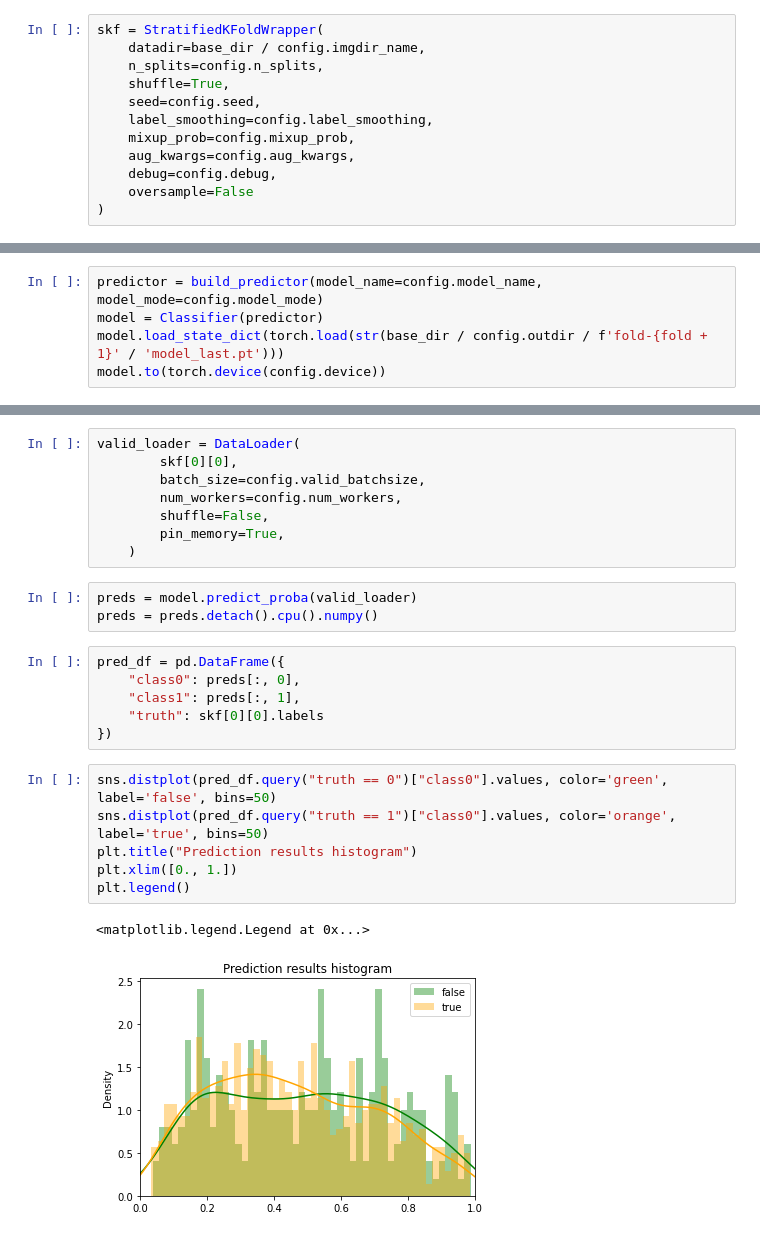
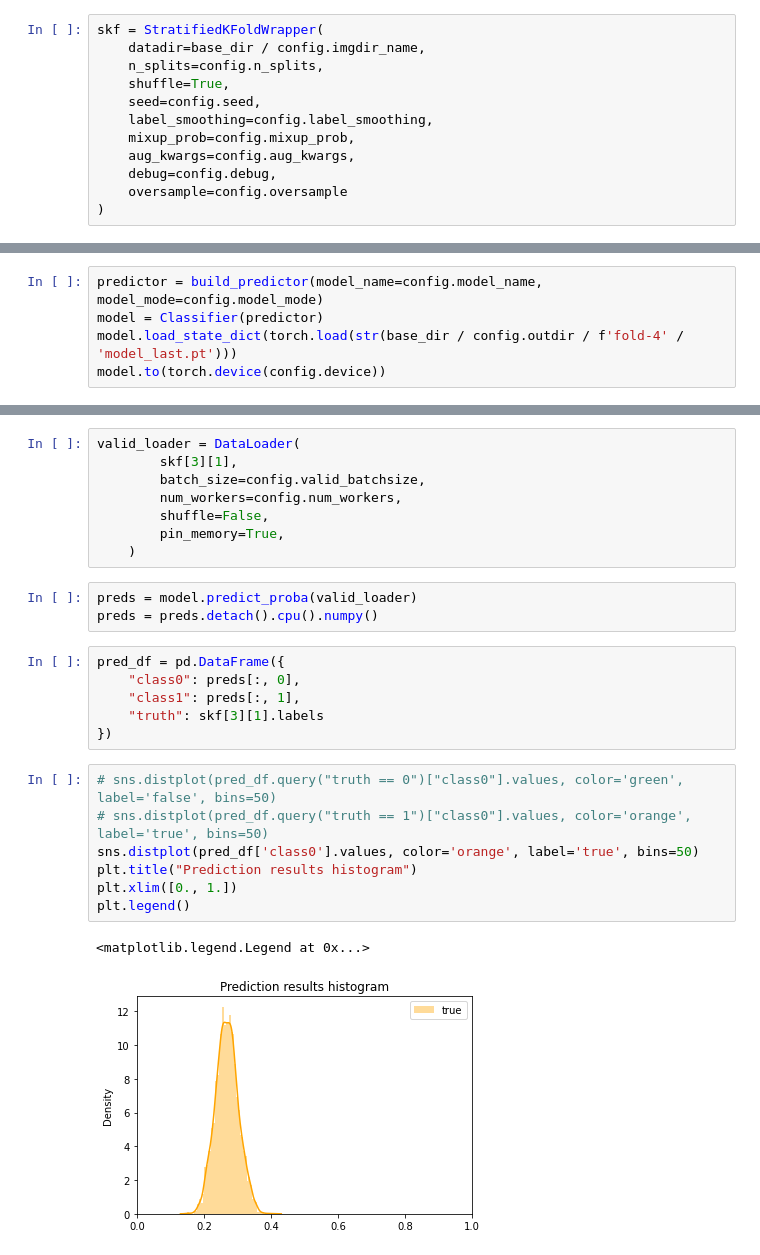
Before and after one commit to yamaguchi-milkcocholate/JaneStreet, a Jupyter notebook: src/ChestXRay14-2Class/2Class-01.ipynb, the cells around one changed output, grey strips where cells are left out. Cells and saved outputs as stored; diff of their text form.

```diff
--- a/src/ChestXRay14-2Class/2Class-01.ipynb
+++ b/src/ChestXRay14-2Class/2Class-01.ipynb
@@ -120,7 +124,7 @@ skf = StratifiedKFoldWrapper(
     mixup_prob=config.mixup_prob,
     aug_kwargs=config.aug_kwargs,
     debug=config.debug,
-    oversample=False
+    oversample=config.oversample
 )
 # %%
 config.to_yaml(str(base_dir / config.outdir / 'config.yaml'))
@@ -192,7 +198,7 @@ train BCE: 0.50 train ACC: 0.76 train AP: 0.94 valid BCE: 0.84 valid ACC: 0.54 v
 # %%
 predictor = build_predictor(model_name=config.model_name, model_mode=config.model_mode)
 model = Classifier(predictor)
-model.load_state_dict(torch.load(str(base_dir / config.outdir / f'fold-{fold + 1}' / 'model_last.pt')))
+model.load_state_dict(torch.load(str(base_dir / config.outdir / f'fold-4' / 'model_last.pt')))
 model.to(torch.device(config.device))
 # %% [output]
 Classifier(
@@ -214,7 +220,7 @@ Classifier(
 )
 # %%
 valid_loader = DataLoader(
-        skf[0][0],
+        skf[3][1],
         batch_size=config.valid_batchsize,
         num_workers=config.num_workers,
         shuffle=False,
@@ -227,14 +233,15 @@ preds = preds.detach().cpu().numpy()
 pred_df = pd.DataFrame({
     "class0": preds[:, 0],
     "class1": preds[:, 1],
-    "truth": skf[0][0].labels
+    "truth": skf[3][1].labels
 })
 # %%
-sns.distplot(pred_df.query("truth == 0")["class0"].values, color='green', label='false', bins=50)
-sns.distplot(pred_df.query("truth == 1")["class0"].values, color='orange', label='true', bins=50)
+# sns.distplot(pred_df.query("truth == 0")["class0"].values, color='green', label='false', bins=50)
+# sns.distplot(pred_df.query("truth == 1")["class0"].values, color='orange', label='true', bins=50)
+sns.distplot(pred_df['class0'].values, color='orange', label='true', bins=50)
 plt.title("Prediction results histogram")
 plt.xlim([0., 1.])
 plt.legend()
 # %% [output]
 <matplotlib.legend.Legend at 0x...>
-[figure, old version]
+[figure, new version]
```
Also changed, not shown: parts of 9 cells of this notebook, 1 other file.
